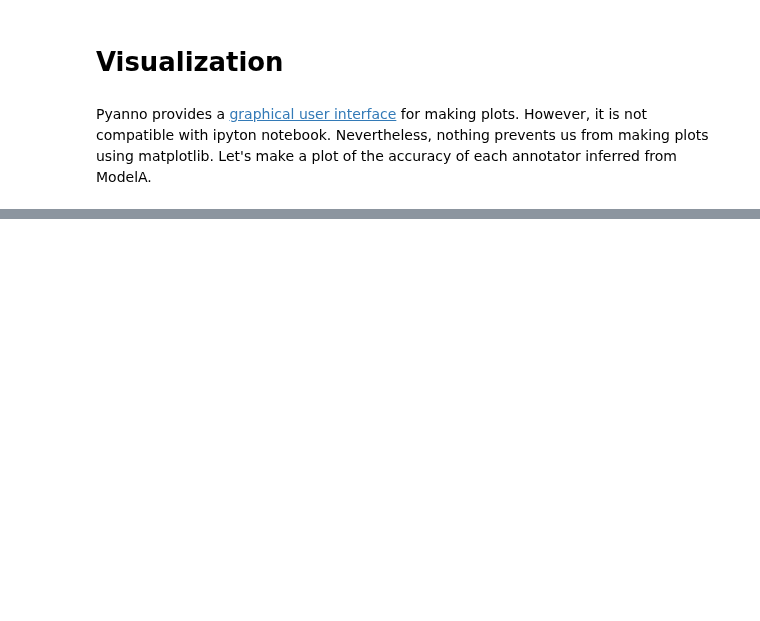
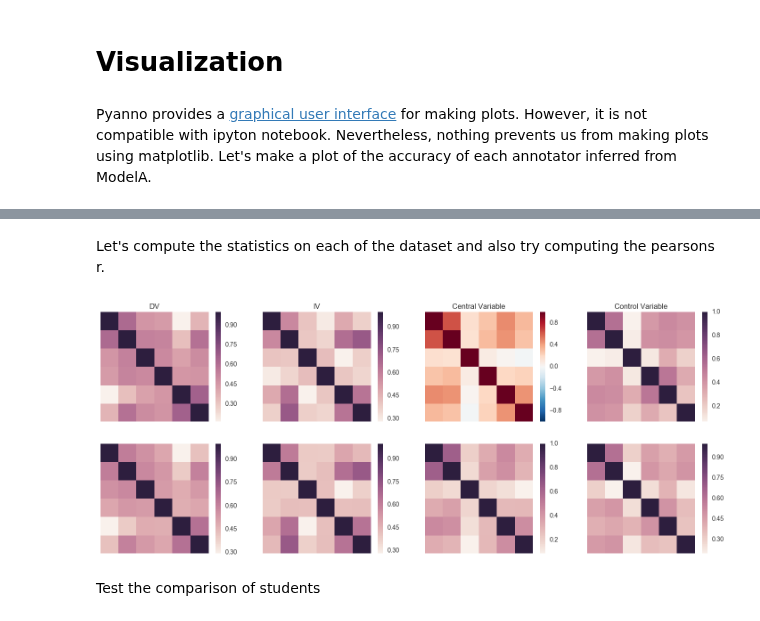
Before and after one commit to KnowledgeLab/content_analysis, a Jupyter notebook: notebooks/5-Reliability.ipynb, the cells around one changed output, grey strips where cells are left out. Cells and saved outputs as stored; diff of their text form; code cells hidden in the pictures; blank space fills up the shorter version.

```diff
--- a/notebooks/5-Reliability.ipynb
+++ b/notebooks/5-Reliability.ipynb
@@ -250,0 +278,24 @@ plt.show()
+# %% [markdown]
+Let's compute the statistics on each of the dataset and also try computing the pearsons r.
+# %%
+datasets = [anno_dv.annotations, anno_iv.annotations, anno_cv.annotations, anno_ctv.annotations]
+ck = [pairwise_matrix(cohens_kappa, anno) for anno in datasets]
+pr = [pairwise_matrix(pearsons_rho, anno) for anno in datasets]
+titles = ['DV', 'IV', 'Central Variable', "Control Variable"]
+# %%
+fig, axs = plt.subplots(2,4)
+fig.set_size_inches(18, 7)
+for k, ax, title in zip(ck,axs[0], titles):
+    sns.heatmap(k, ax = ax)
+    ax.set_title(title)
+    ax.set_xticks(())
+    ax.set_yticks(())
+for r, ax in zip(pr,axs[1]):
+    sns.heatmap(r, ax = ax)
+    ax.set_xticks(())
+    ax.set_yticks(())
+plt.show()
+# %% [output]
+[figure, added]
+# %% [markdown]
+Test the comparison of students
```
Also changed, not shown: parts of 50 cells of this notebook, 1 other file.
